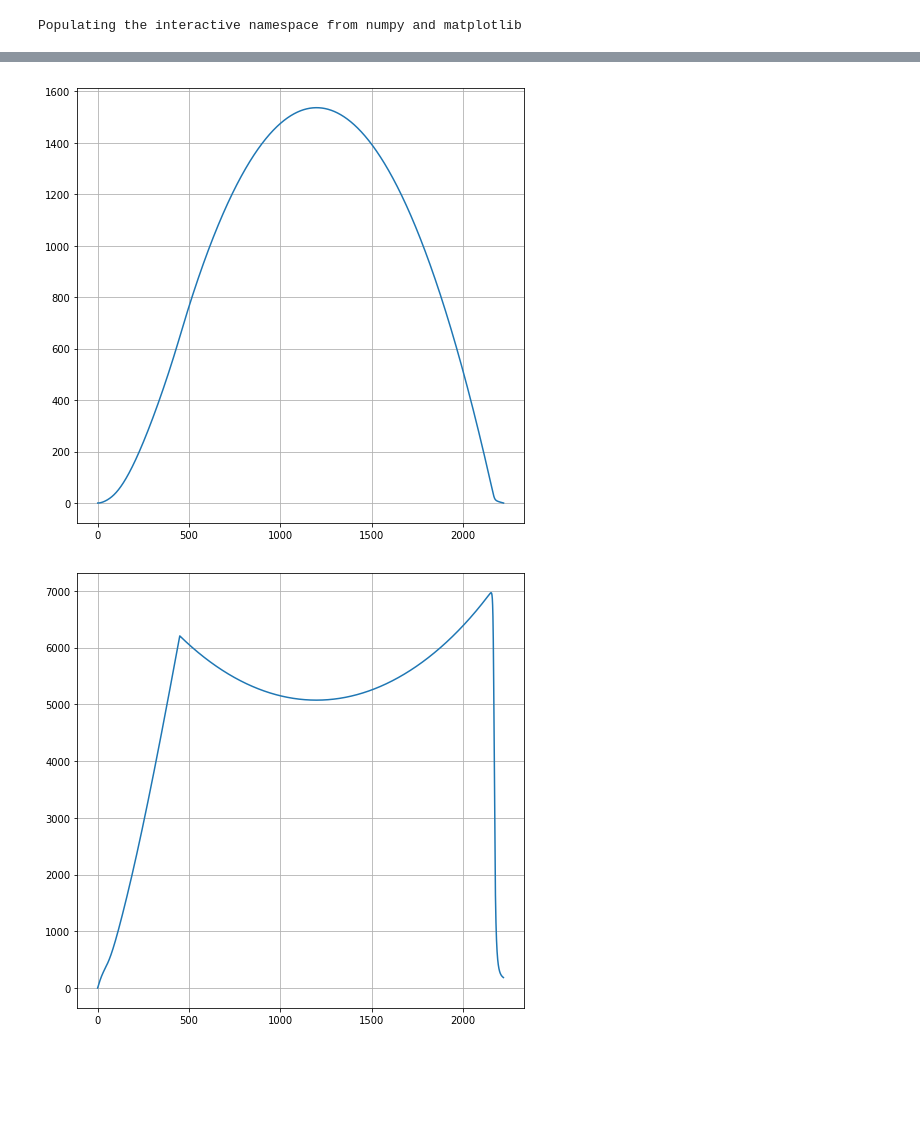
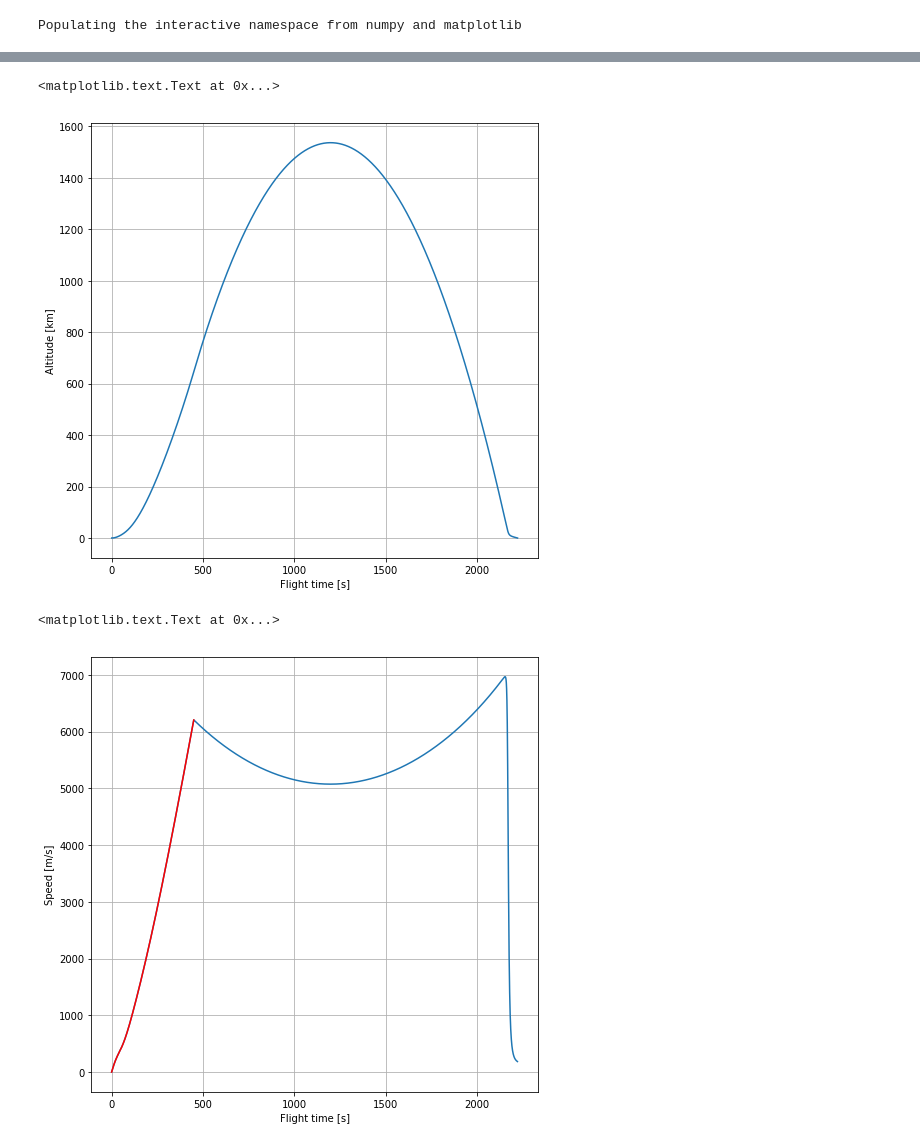
Before and after one commit to sfegan/student_computation_examples, a Jupyter notebook: Orbit Y - ICBM.ipynb, the cells around one changed output, grey strips where cells are left out. Drawn from its saved outputs; the diff is of its cells as text; code cells hidden in the pictures; blank space fills up the shorter version.

```diff
--- a/Orbit Y - ICBM.ipynb
+++ b/Orbit Y - ICBM.ipynb
@@ -134,10 +150,17 @@ figure(figsize(8,8))
 plot(all_t, (norm(all_x,axis=0)-R_earth)/1e3)
 #axis([0,2000,0,800])
 grid()
+xlabel('Flight time [s]')
+ylabel('Altitude [km]')
 # %% [output]
+<matplotlib.text.Text at 0x...>
-[figure, old version]
+[figure, new version]
-# %%
-plot(all_t,norm(all_v,axis=0))
-grid()
-# %% [output]
-[figure, removed]
+# %%
+plot(all_t,norm(all_v,axis=0))
+plot(all_t[all_t<t_meco],norm(all_v,axis=0)[all_t<t_meco],'r-')
+grid()
+xlabel('Flight time [s]')
+ylabel('Speed [m/s]')
+# %% [output]
+<matplotlib.text.Text at 0x...>
+[figure, added]
```
Also changed, not shown: parts of 6 cells of this notebook.
